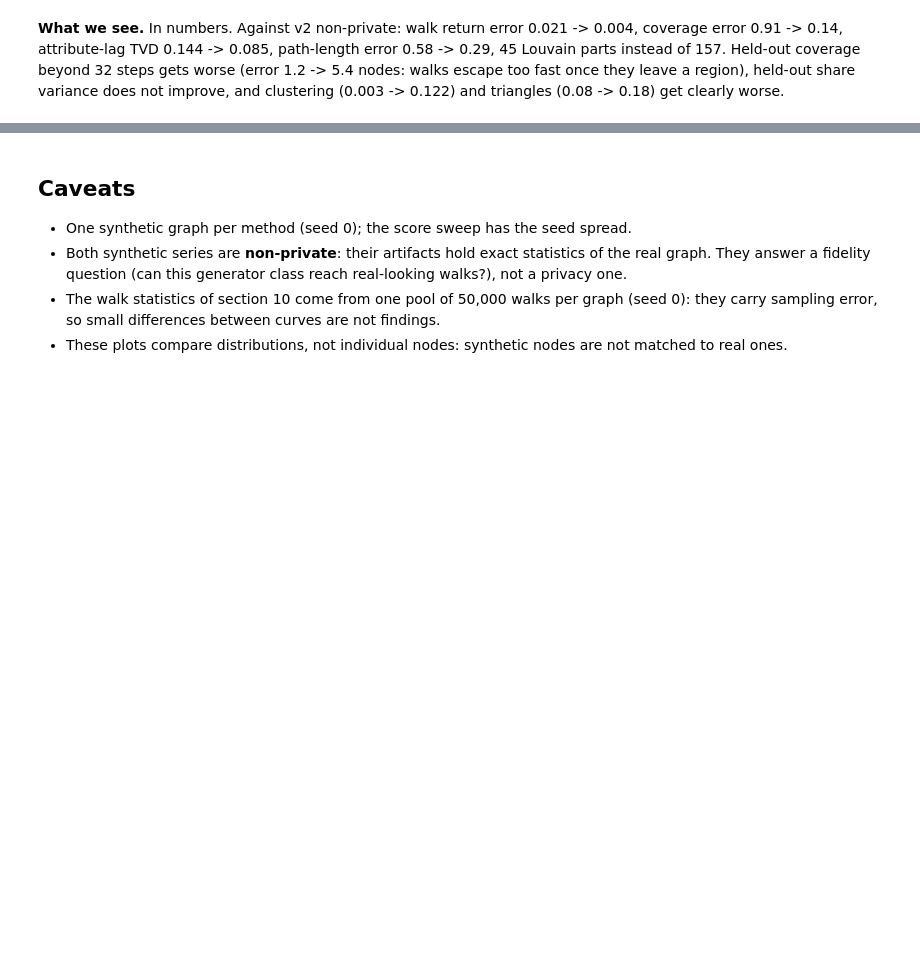
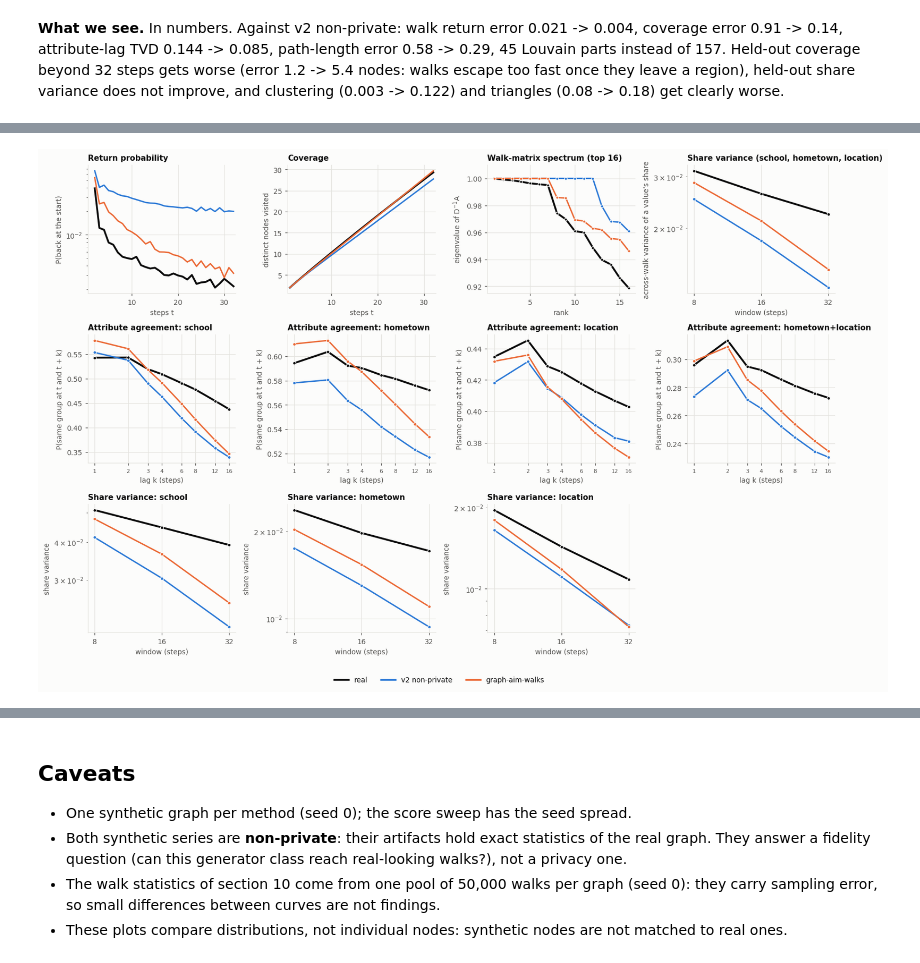
Before and after one commit to nadav-grossaug/twin, a Jupyter notebook: src/algorithms/algo_aim/snap/eval/notebooks/viz_comparison_walks.ipynb, the cells around one changed output, grey strips where cells are left out. Cells and saved outputs as stored; diff of their text form; code cells hidden in the pictures; blank space fills up the shorter version.

Commit message:
viz_comparison_walks: section 12, walk statistics and patch at the fitted scale only (<= 32 steps); walk_profiles draws without a held-out band
Co-Authored-By: Claude Opus 5.5 <noreply@anthropic.com>

```diff
--- a/src/algorithms/algo_aim/snap/eval/notebooks/viz_comparison_walks.ipynb
+++ b/src/algorithms/algo_aim/snap/eval/notebooks/viz_comparison_walks.ipynb
@@ -289,0 +294,7 @@ pd.DataFrame({label: walk_metrics(real, g, real_profile=profiles["real"], syn_pr
+# %%
+SMALL = dict(length=32, held_out_windows=(), held_out_lags=())
+small_profiles = {"real": walk_profile(real, SPEC, n_walks=50000, seed=0, **SMALL)}
+small_profiles.update({label: walk_profile(g, SPEC, n_walks=50000, seed=0, **SMALL) for label, g in syns.items()})
+show(walks_viz.walk_profiles(real, syns, spec=SPEC, profiles=small_profiles))
+# %% [output]
+[figure, added]
```
Also changed, not shown: parts of 4 cells of this notebook, 1 other file.
